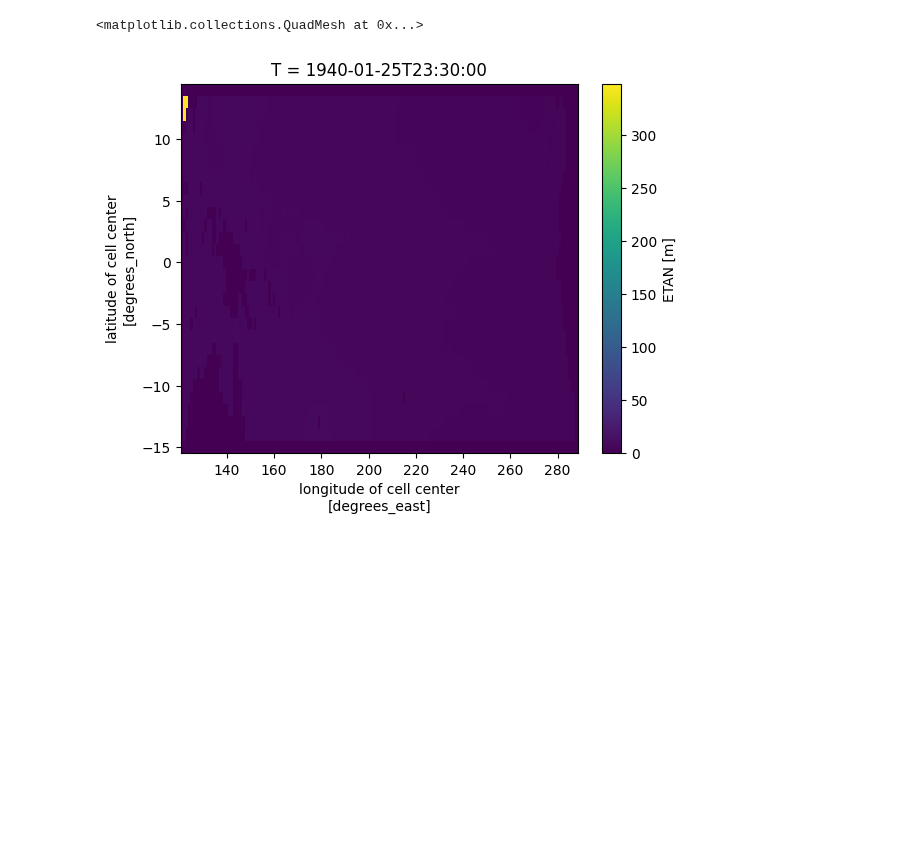
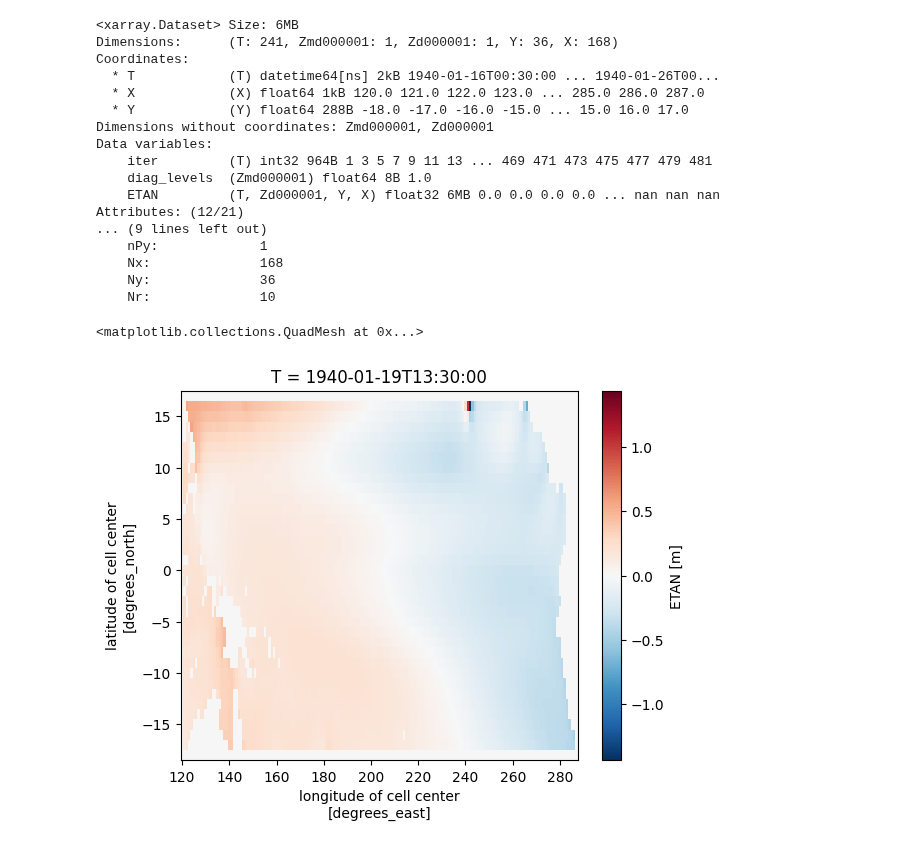
Before and after one commit to FattyZH/eqp-dlfv-mitgcm-era5, a Jupyter notebook: script/analysis.ipynb, the cells around one changed output. Saved outputs shown, nothing was run; the diff lists cells and outputs as text; code cells hidden in the pictures; blank space fills up the shorter version.

```diff
--- a/script/analysis.ipynb
+++ b/script/analysis.ipynb
@@ -36,17 +32,35 @@ Data variables: (12/56)
 # %%
 import MITgcmutils as mutils
 import numpy as np
 import xarray as xr
 import matplotlib.pyplot as plt
 a = xr.load_dataset('../run/mnc_exp_0001/surf.0000000000.t001.nc')
-# display(a)
+display(a)
 # plt.figure(figsize=(16,4.8))
-a['ETAN'][-1].plot()
+a['ETAN'][85][0].plot()
 # plt.gca().set_aspect('equal')
 # plt.colorbar()
+# a.indexes['T'].get_loc('1940-03-19')
 # %% [output]
-<matplotlib.collections.QuadMesh at 0x...>
+<xarray.Dataset> Size: 6MB
+Dimensions:      (T: 241, Zmd000001: 1, Zd000001: 1, Y: 36, X: 168)
+Coordinates:
+  * T            (T) datetime64[ns] 2kB 1940-01-16T00:30:00 ... 1940-01-26T00...
+  * X            (X) float64 1kB 120.0 121.0 122.0 123.0 ... 285.0 286.0 287.0
+  * Y            (Y) float64 288B -18.0 -17.0 -16.0 -15.0 ... 15.0 16.0 17.0
+Dimensions without coordinates: Zmd000001, Zd000001
+Data variables:
+    iter         (T) int32 964B 1 3 5 7 9 11 13 ... 469 471 473 475 477 479 481
+    diag_levels  (Zmd000001) float64 8B 1.0
+    ETAN         (T, Zd000001, Y, X) float32 6MB 0.0 0.0 0.0 0.0 ... nan nan nan
+Attributes: (12/21)
+... (9 lines left out)
+    nPy:             1
+    Nx:              168
+    Ny:              36
+    Nr:              10
+<matplotlib.collections.QuadMesh at 0x...>
-[figure, old version]
+[figure, new version]
 # %%
 import MITgcmutils as mutils
 import numpy as np
```
Also changed, not shown: parts of 2 cells of this notebook, 6 other files.
